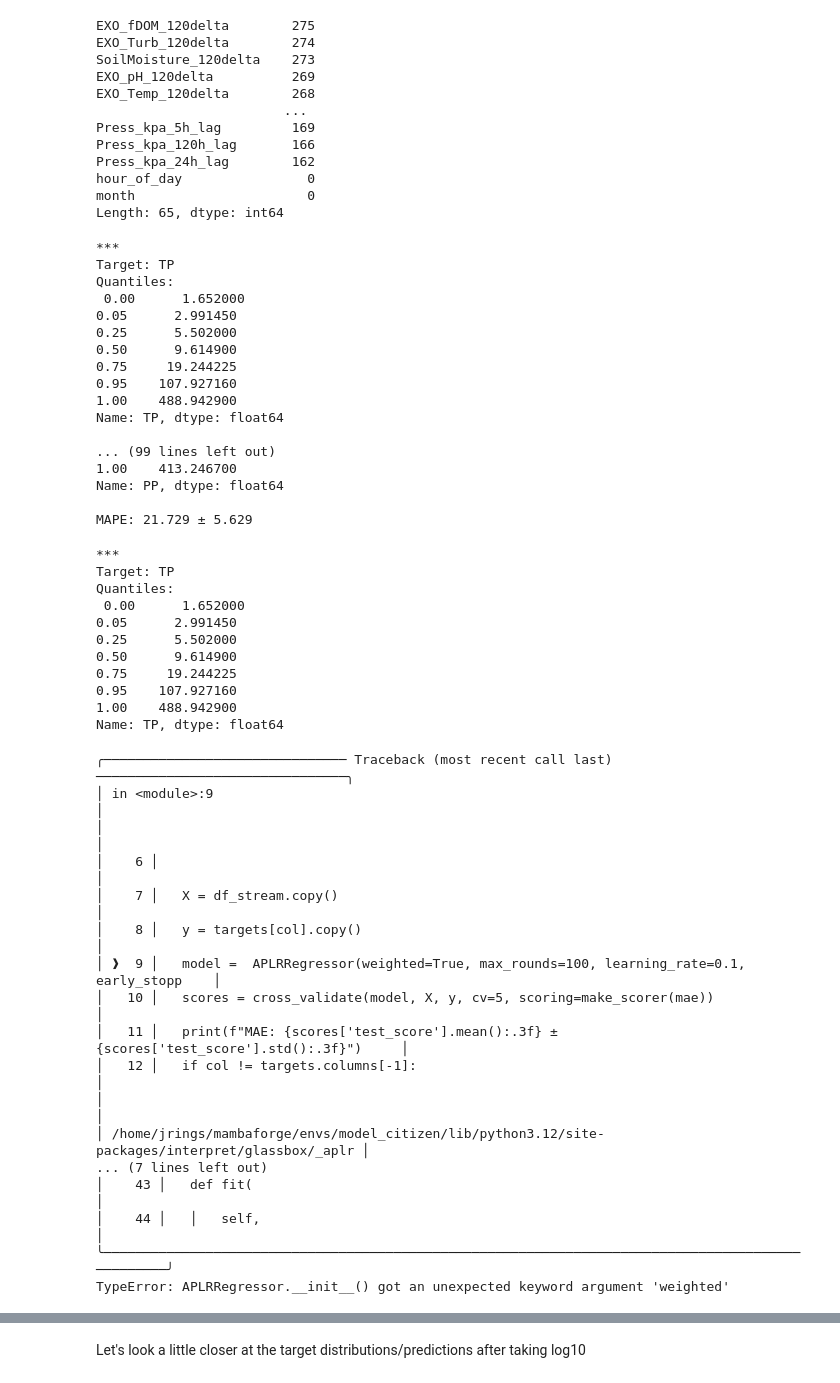
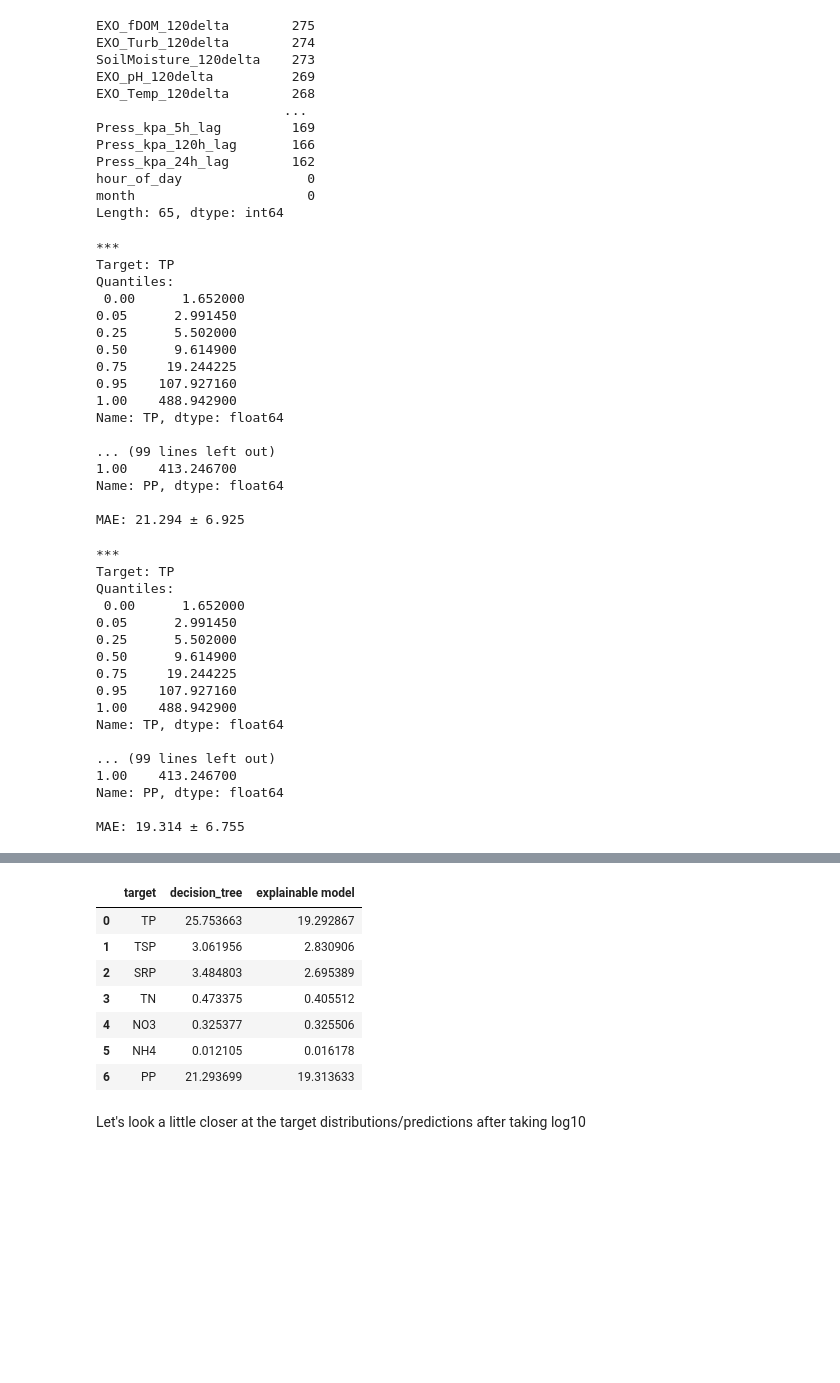
Before and after one commit to jrings/model_citizen, a Jupyter notebook: notebooks/stream_nitrogen.ipynb, the cells around one changed output, grey strips where cells are left out. Drawn from its saved outputs; the diff is of its cells as text; code cells hidden in the pictures; blank space fills up the shorter version.

Commit message:
Cleaned up stream notebook

```diff
--- a/notebooks/stream_nitrogen.ipynb
+++ b/notebooks/stream_nitrogen.ipynb
@@ -81,6 +78,7 @@ for col in df_stream.columns:
     df_stream[col] = df_stream[col].fillna(np.nanmedian(df_stream[col]))  # This probably should at least be different by event type
 # %%
 models = {}
+scores = {}
 for col in targets:
     print(f"***\nTarget: {col}")
     print(f"Quantiles:\n {targets[col].quantile([0, 0.05, 0.25, 0.5, 0.75, 0.95, 1])}\n")
@@ -88,8 +86,9 @@ for col in targets:
     X = df_stream.copy()
     y = targets[col].copy()
     model = DecisionTreeRegressor(max_depth=11)
-    scores = cross_validate(model, X, y, cv=5, scoring=make_scorer(mae))
-    print(f"MAE: {scores['test_score'].mean():.3f} ± {scores['test_score'].std():.3f}")
+    score = cross_validate(model, X, y, cv=5, scoring=make_scorer(mae))
+    scores[col] = score['test_score'].mean()
+    print(f"MAE: {scores[col]:.3f} ± {score['test_score'].std():.3f}")
     if col != targets.columns[-1]:
         print("\n**\n\n")
     models[col] = model.fit(X, y)
@@ -110,19 +109,21 @@ Name: TP, dtype: float64
 1.00    413.246700
 Name: PP, dtype: float64
 
-MAPE: 21.729 ± 5.629
+MAE: 21.294 ± 6.925
 # %%
-# Fancy Model
+# Explainable Model
 expl_models = {}
+expl_scores = {}
 for col in targets:
     print(f"***\nTarget: {col}")
     print(f"Quantiles:\n {targets[col].quantile([0, 0.05, 0.25, 0.5, 0.75, 0.95, 1])}\n")
 
     X = df_stream.copy()
     y = targets[col].copy()
-    model =  APLRRegressor()
-    scores = cross_validate(model, X, y, cv=5, scoring=make_scorer(mae))
-    print(f"MAE: {scores['test_score'].mean():.3f} ± {scores['test_score'].std():.3f}")
+    model = ExplainableBoostingRegressor(interactions=10, reg_alpha=0.1, n_jobs=8, random_state=1331)
+    score = cross_validate(model, X, y, cv=5, scoring=make_scorer(mae))
+    expl_scores[col] = score['test_score'].mean()
+    print(f"MAE: {expl_scores[col]:.3f} ± {score['test_score'].std():.3f}")
     if col != targets.columns[-1]:
         print("\n**\n\n")
     expl_models[col] = model.fit(X, y)
@@ -138,20 +139,17 @@ Quantiles:
 0.95    107.927160
 1.00    488.942900
 Name: TP, dtype: float64
+
+... (99 lines left out)
+1.00    413.246700
+Name: PP, dtype: float64
+
+MAE: 19.314 ± 6.755
-╭─────────────────────────────── Traceback (most recent call last) ────────────────────────────────╮
-│ in <module>:9                                                                                    │
-│                                                                                                  │
-│    6 │                                                                                           │
-│    7 │   X = df_stream.copy()                                                                    │
-│    8 │   y = targets[col].copy()                                                                 │
-│ ❱  9 │   model =  APLRRegressor(weighted=True, max_rounds=100, learning_rate=0.1, early_stopp    │
-│   10 │   scores = cross_validate(model, X, y, cv=5, scoring=make_scorer(mae))                    │
-│   11 │   print(f"MAE: {scores['test_score'].mean():.3f} ± {scores['test_score'].std():.3f}")     │
-│   12 │   if col != targets.columns[-1]:                                                          │
-│                                                                                                  │
-│ /home/jrings/mambaforge/envs/model_citizen/lib/python3.12/site-packages/interpret/glassbox/_aplr │
-... (7 lines left out)
-│    43 │   def fit(                                                                               │
-│    44 │   │   self,                                                                              │
-╰──────────────────────────────────────────────────────────────────────────────────────────────────╯
-TypeError: APLRRegressor.__init__() got an unexpected keyword argument 'weighted'
+# %%
+results = pd.DataFrame({
+    "target": targets.columns,
+    "decision_tree": [scores[c] for c in targets.columns],
+    "explainable model": [expl_scores[c] for c in targets.columns]
+})
+results
+# %% [output]
@@ -158,3 +157,11 @@ TypeError: APLRRegressor.__init__() got an unexpected keyword argument 'weighted
+|  | target | decision_tree | explainable model |
+| 0 | TP | 25.753663 | 19.292867 |
+| 1 | TSP | 3.061956 | 2.830906 |
+| 2 | SRP | 3.484803 | 2.695389 |
+| 3 | TN | 0.473375 | 0.405512 |
+| 4 | NO3 | 0.325377 | 0.325506 |
+| 5 | NH4 | 0.012105 | 0.016178 |
+| 6 | PP | 21.293699 | 19.313633 |
 # %% [markdown]
 Let's look a little closer at the target distributions/predictions after taking log10
 # %%
```
Also changed, not shown: parts of 3 cells of this notebook.
